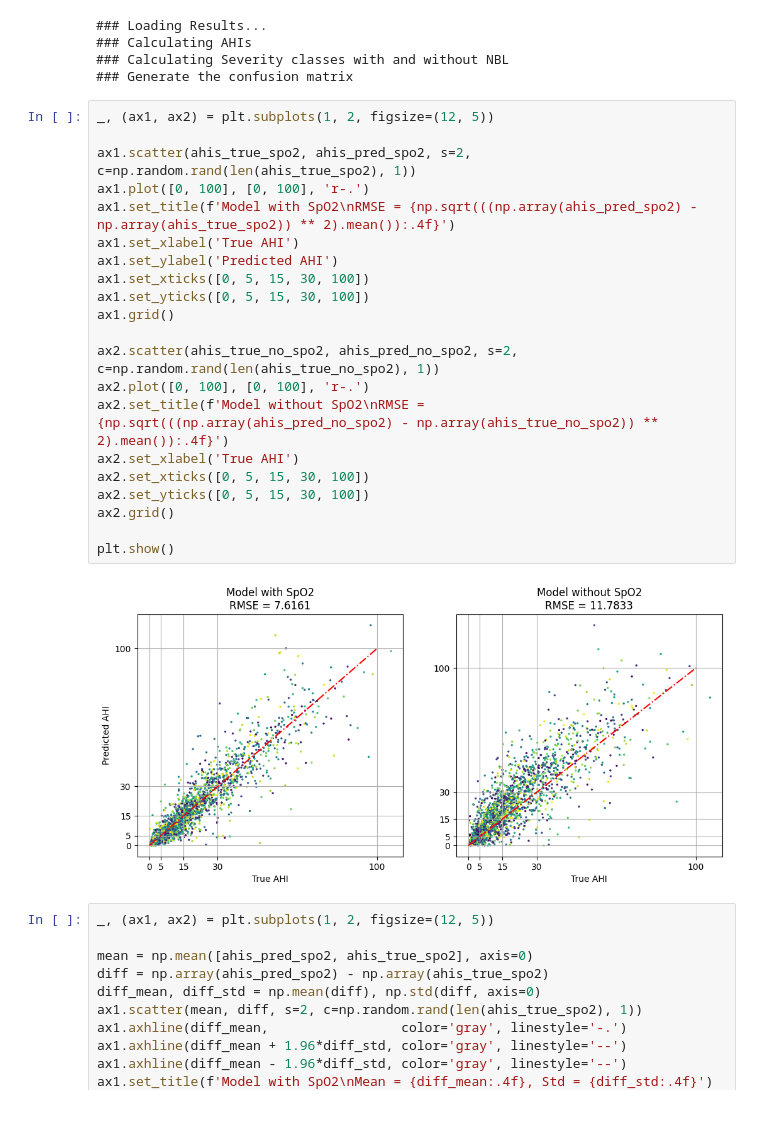
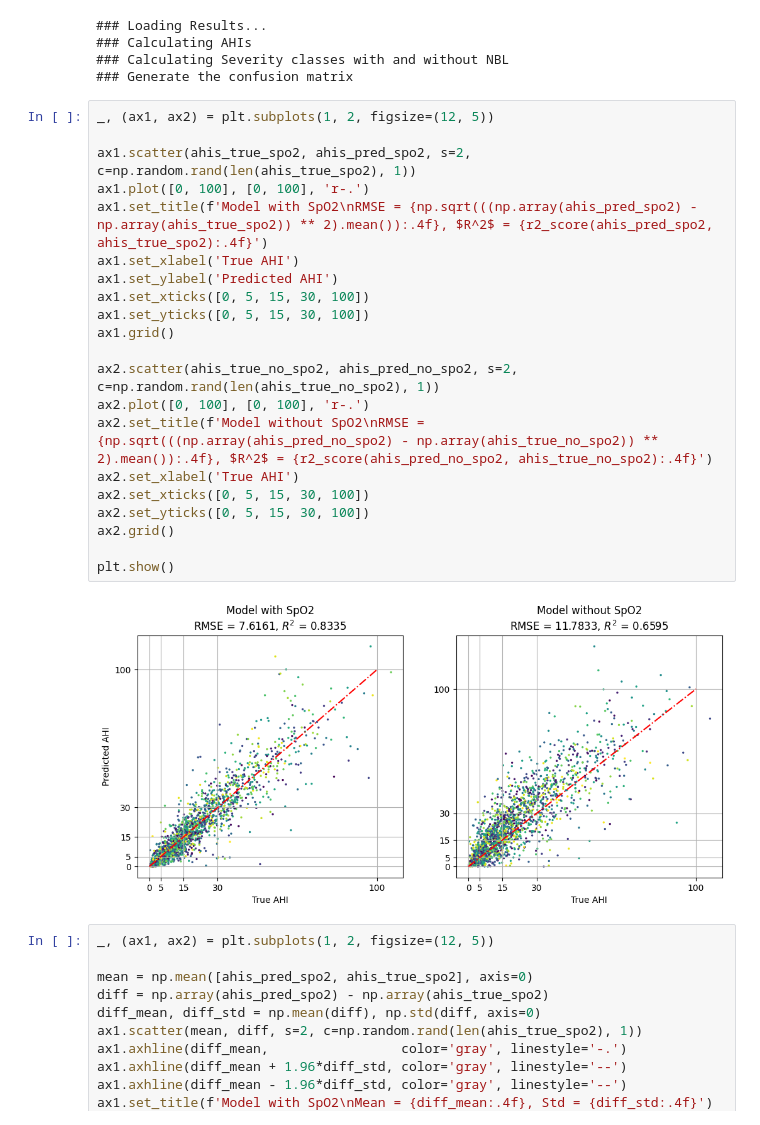
Before and after one commit to JulianBvW/Wearable-Sleep-Event-Detection, a Jupyter notebook: Notebooks/62_plot_generation.ipynb, the cells around one changed output. Cells and saved outputs as stored; diff of their text form.

```diff
--- a/Notebooks/62_plot_generation.ipynb
+++ b/Notebooks/62_plot_generation.ipynb
@@ -283,26 +283,26 @@ for ahi_severity_pred, ahi_severity_true in zip(ahi_severitys_pred_NBL_no_spo2,
 # %%
 _, (ax1, ax2) = plt.subplots(1, 2, figsize=(12, 5))
 
 ax1.scatter(ahis_true_spo2, ahis_pred_spo2, s=2, c=np.random.rand(len(ahis_true_spo2), 1))
 ax1.plot([0, 100], [0, 100], 'r-.')
-ax1.set_title(f'Model with SpO2\nRMSE = {np.sqrt(((np.array(ahis_pred_spo2) - np.array(ahis_true_spo2)) ** 2).mean()):.4f}')
+ax1.set_title(f'Model with SpO2\nRMSE = {np.sqrt(((np.array(ahis_pred_spo2) - np.array(ahis_true_spo2)) ** 2).mean()):.4f}, $R^2$ = {r2_score(ahis_pred_spo2, ahis_true_spo2):.4f}')
 ax1.set_xlabel('True AHI')
 ax1.set_ylabel('Predicted AHI')
 ax1.set_xticks([0, 5, 15, 30, 100])
 ax1.set_yticks([0, 5, 15, 30, 100])
 ax1.grid()
 
 ax2.scatter(ahis_true_no_spo2, ahis_pred_no_spo2, s=2, c=np.random.rand(len(ahis_true_no_spo2), 1))
 ax2.plot([0, 100], [0, 100], 'r-.')
-ax2.set_title(f'Model without SpO2\nRMSE = {np.sqrt(((np.array(ahis_pred_no_spo2) - np.array(ahis_true_no_spo2)) ** 2).mean()):.4f}')
+ax2.set_title(f'Model without SpO2\nRMSE = {np.sqrt(((np.array(ahis_pred_no_spo2) - np.array(ahis_true_no_spo2)) ** 2).mean()):.4f}, $R^2$ = {r2_score(ahis_pred_no_spo2, ahis_true_no_spo2):.4f}')
 ax2.set_xlabel('True AHI')
 ax2.set_xticks([0, 5, 15, 30, 100])
 ax2.set_yticks([0, 5, 15, 30, 100])
 ax2.grid()
 
 plt.show()
 # %% [output]
-[figure, old version]
+[figure, new version]
 # %%
 _, (ax1, ax2) = plt.subplots(1, 2, figsize=(12, 5))
 
```
Also changed, not shown: parts of 1 cell of this notebook, 11 other files.
